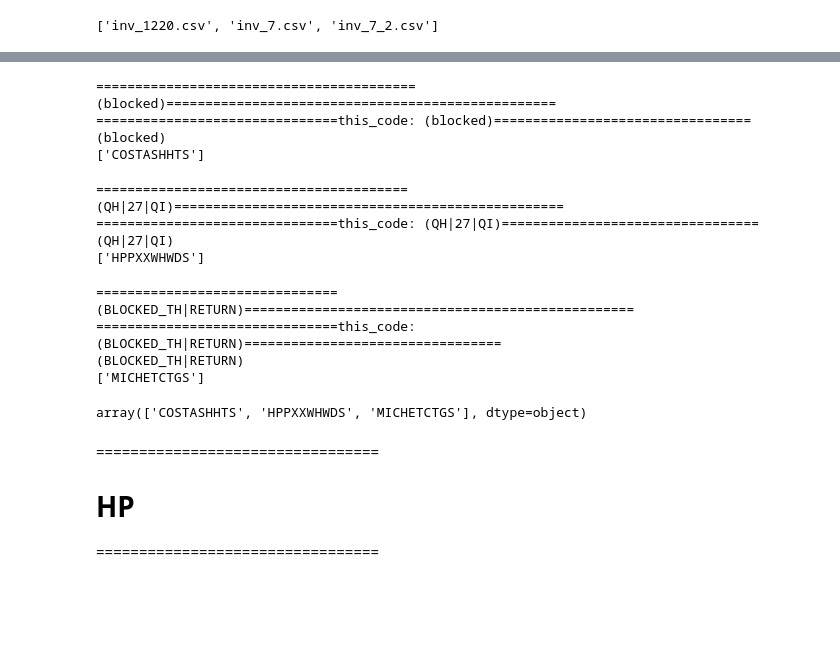
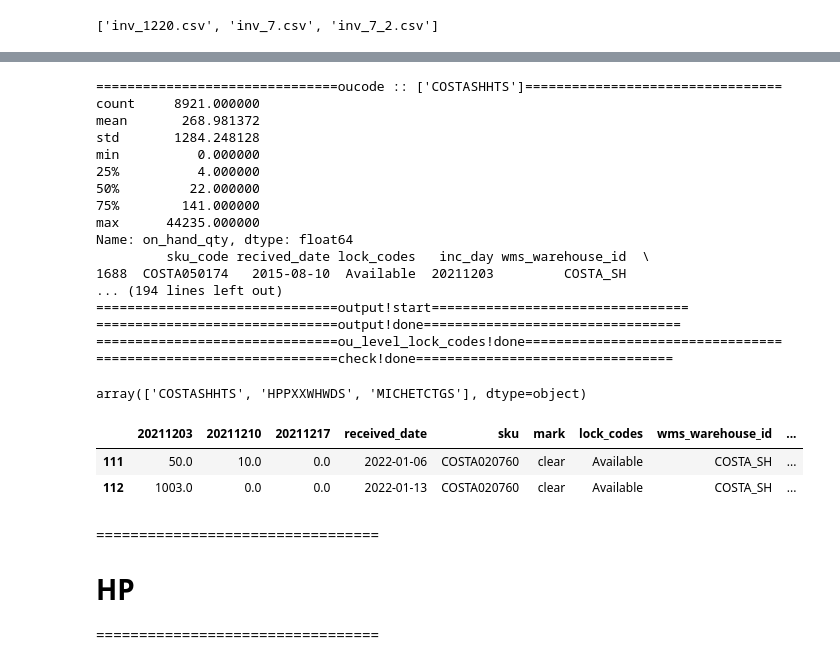
Before and after one commit to fyenne/play10_inv, a Jupyter notebook: inv_fifo.ipynb, the cells around one changed output, grey strips where cells are left out. Cells and saved outputs as stored; diff of their text form; code cells hidden in the pictures; blank space fills up the shorter version.

```diff
--- a/inv_fifo.ipynb
+++ b/inv_fifo.ipynb
@@ -221,41 +266,56 @@ def ou_level_lock_codes(lock_code_to_eliminate):
 # %%
 
 out_df = pd.DataFrame()
-for ou_code0 in df['ou_code'].unique():
+for ou_code0 in df9['ou_code'].unique():
 
     bose_inv = load_data(ou_code0)
 
     print('{note:=>50}'.format(note=ou_code0) + '{note:=>50}'.format(note=''))
     print("===============================this_code: %s================================="%code)
-    print(bose_inv['ou_code'].unique())
-    print("===============================this_code: %s================================="%bose_inv['ou_code'].unique())
-
 
     df0 = pd.DataFrame()
+    print("===============================boseInv before snap=================================")
+    print(bose_inv.info())
     snapshot()
+
+    df0.head()
+    print('{note:=>50}'.format(note='~') )
+
     df_err = err_part()
+    print('{note:=>50}'.format(note='~')  )
 
-    view = output(df_err, df0)
+    view = output(df_err)
     bose_err_list = ou_level_lock_codes(code)
-    bose_definite_wrong = check(bose_err_list, df0)
+    bose_definite_wrong = check(bose_err_list)
     out_df = pd.concat([out_df, bose_definite_wrong], axis = 0)
 # %% [output]
-=========================================(blocked)==================================================
-===============================this_code: (blocked)=================================
-(blocked)
-['COSTASHHTS']
+===============================oucode :: ['COSTASHHTS']=================================
+count     8921.000000
+mean       268.981372
+std       1284.248128
+min          0.000000
+25%          4.000000
+50%         22.000000
+75%        141.000000
+max      44235.000000
+Name: on_hand_qty, dtype: float64
+         sku_code recived_date lock_codes   inc_day wms_warehouse_id  \
+1688  COSTA050174   2015-08-10  Available  20211203         COSTA_SH
+... (194 lines left out)
+===============================output!start=================================
+===============================output!done=================================
+===============================ou_level_lock_codes!done=================================
+===============================check!done=================================
-========================================(QH|27|QI)==================================================
-===============================this_code: (QH|27|QI)=================================
-(QH|27|QI)
-['HPPXXWHWDS']
-===============================(BLOCKED_TH|RETURN)==================================================
-===============================this_code: (BLOCKED_TH|RETURN)=================================
-(BLOCKED_TH|RETURN)
-['MICHETCTGS']
 # %%
 out_df['ou_code'].unique()
 # %% [output]
 array(['COSTASHHTS', 'HPPXXWHWDS', 'MICHETCTGS'], dtype=object)
+# %%
+out_df.head(2)
+# %% [output]
+|  | 20211203 | 20211210 | 20211217 | received_date | sku | mark | lock_codes | wms_warehouse_id | ... |
+| 111 | 50.0 | 10.0 | 0.0 | 2022-01-06 | COSTA020760 | clear | Available | COSTA_SH | ... |
+| 112 | 1003.0 | 0.0 | 0.0 | 2022-01-13 | COSTA020760 | clear | Available | COSTA_SH | ... |
 # %%
 # out_df[out_df['ou_code'] == 'COSTASHHTS']
 # %%
```
Also changed, not shown: parts of 8 cells of this notebook, 1 other file.
